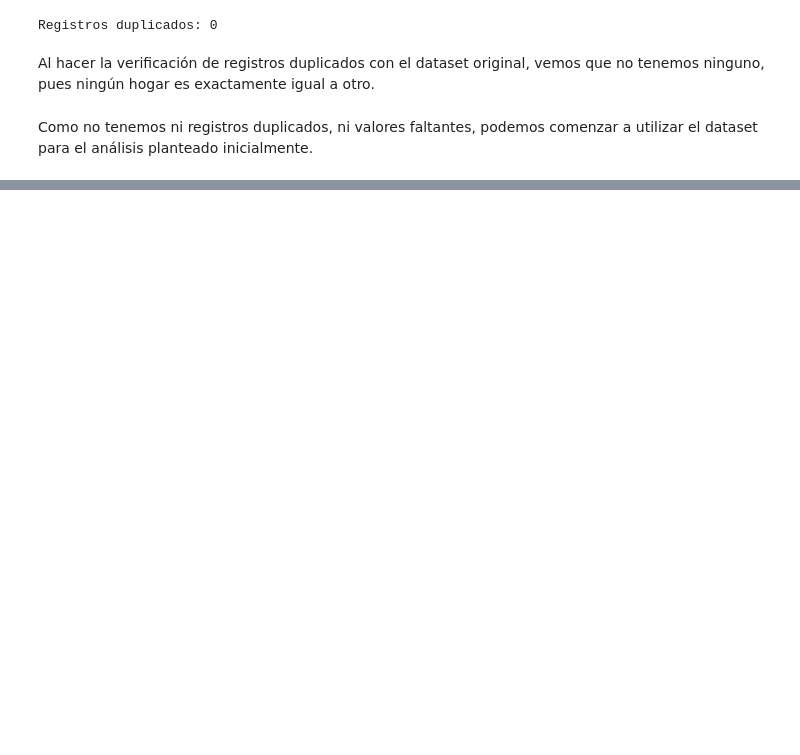
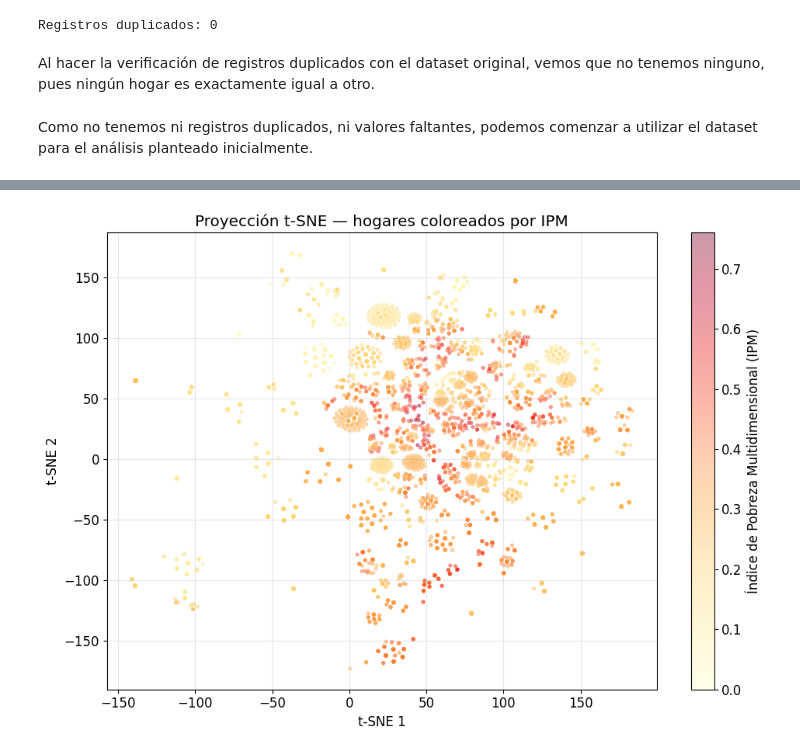
Before and after one commit to JohanAv1018/Proyecto-Final---Diplomado, a Jupyter notebook: Clustering_pobreza_multidimensional_Colombia.ipynb, the cells around one changed output, grey strips where cells are left out. Cells and saved outputs as stored; diff of their text form; code cells hidden in the pictures; blank space fills up the shorter version.

Commit message:
Notebook
Notebook con sección 1 (introducción, carga del dataset y limpieza inicial) y sección 2, PCA, clustering con K-means y clustering jerárquico.

```diff
--- a/Clustering_pobreza_multidimensional_Colombia.ipynb
+++ b/Clustering_pobreza_multidimensional_Colombia.ipynb
@@ -161,0 +231,4 @@ Como no tenemos ni registros duplicados, ni valores faltantes, podemos comenzar
+# %%
+# Se conservan ambas opciones para evaluación posterior
+pca_9  = PCA(n_components=9).fit_transform(X_std)
+pca_11 = PCA(n_components=11).fit_transform(X_std)
@@ -161,0 +241,36 @@ Como no tenemos ni registros duplicados, ni valores faltantes, podemos comenzar
+# %%
+# t-SNE sobre las 9 componentes (exploración inicial)
+np.random.seed(42)
+N_MUESTRA = 10_000
+idx = np.random.choice(len(pca_9), size=min(N_MUESTRA, len(pca_9)), replace=False)
+
+X_tsne = TSNE(
+    n_components=2,
+    perplexity=40,
+    learning_rate='auto',
+    init='pca',
+    random_state=42
+).fit_transform(pca_9[idx])
+
+ipm_vals = ipm_analisis['IPM'].values[idx]
+
+fig, ax = plt.subplots(figsize=(10, 7))
+
+scatter = ax.scatter(
+    X_tsne[:, 0], X_tsne[:, 1],
+    c=ipm_vals,
+    cmap='YlOrRd',
+    alpha=0.4,
+    s=8
+)
+
+plt.colorbar(scatter, ax=ax, label='Índice de Pobreza Multidimensional (IPM)')
+ax.set_title("Proyección t-SNE — hogares coloreados por IPM")
+ax.set_xlabel("t-SNE 1")
+ax.set_ylabel("t-SNE 2")
+ax.grid(alpha=0.3)
+
+plt.tight_layout()
+plt.show()
+# %% [output]
+[figure, added]
```
Also changed, not shown: parts of 32 cells of this notebook.
